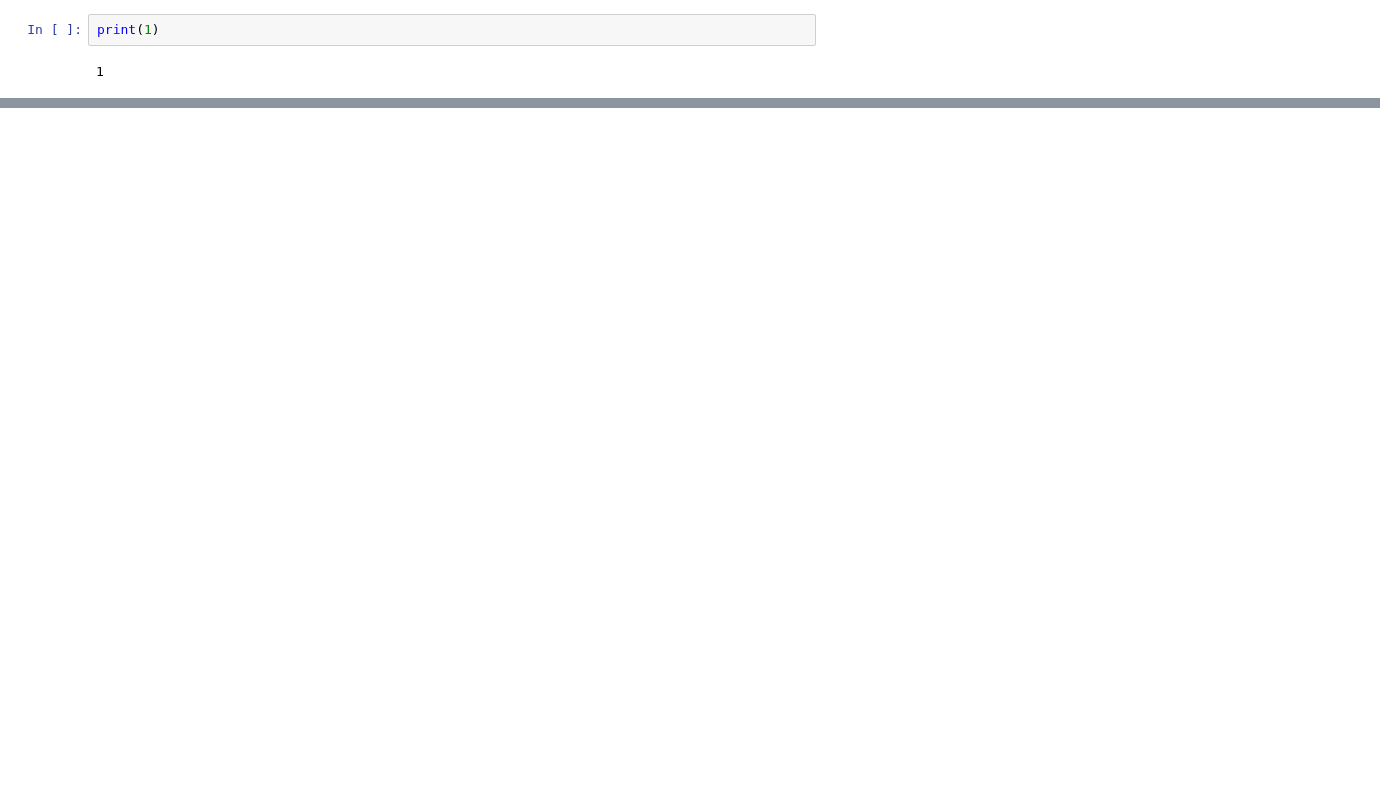
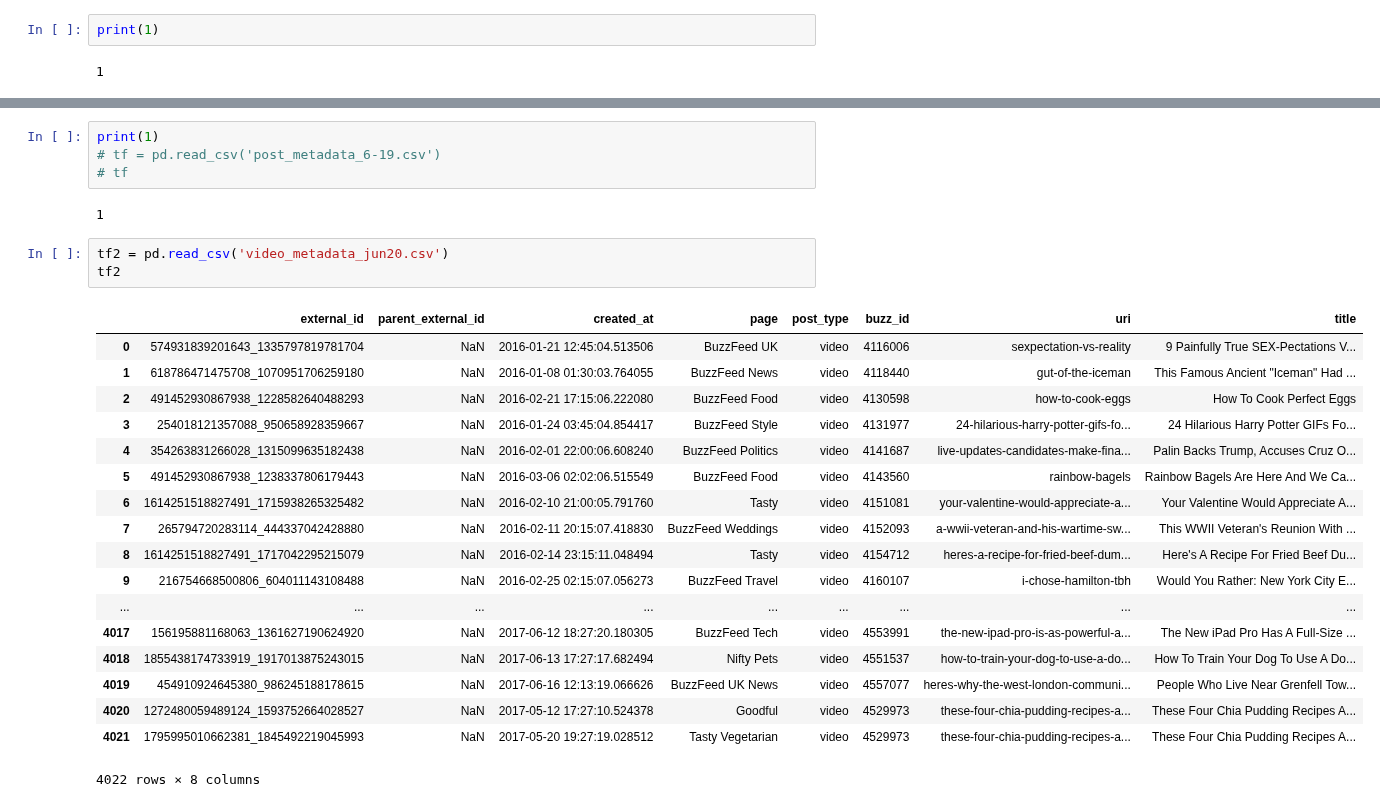
Before and after one commit to eshwarchandrasekharan/predict-pop, a Jupyter notebook: code/radshift-querying.ipynb, the cells around one changed output, grey strips where cells are left out. Cells and saved outputs as stored; diff of their text form; blank space fills up the shorter version.

```diff
--- a/code/radshift-querying.ipynb
+++ b/code/radshift-querying.ipynb
@@ -105,0 +361,28 @@ print(1)
+# %%
+print(1)
+# tf = pd.read_csv('post_metadata_6-19.csv')
+# tf
+# %% [output]
+1
+# %%
+tf2 = pd.read_csv('video_metadata_jun20.csv')
+tf2
+# %% [output]
+|  | external_id | parent_external_id | created_at | page | post_type | buzz_id | uri | title |
+| 0 | 574931839201643_1335797819781704 | NaN | 2016-01-21 12:45:04.513506 | BuzzFeed UK | video | 4116006 | sexpectation-vs-reality | 9 Painfully True SEX-Pectations V... |
+| 1 | 618786471475708_1070951706259180 | NaN | 2016-01-08 01:30:03.764055 | BuzzFeed News | video | 4118440 | gut-of-the-iceman | This Famous Ancient "Iceman" Had ... |
+| 2 | 491452930867938_1228582640488293 | NaN | 2016-02-21 17:15:06.222080 | BuzzFeed Food | video | 4130598 | how-to-cook-eggs | How To Cook Perfect Eggs |
+| 3 | 254018121357088_950658928359667 | NaN | 2016-01-24 03:45:04.854417 | BuzzFeed Style | video | 4131977 | 24-hilarious-harry-potter-gifs-fo... | 24 Hilarious Harry Potter GIFs Fo... |
+| 4 | 354263831266028_1315099635182438 | NaN | 2016-02-01 22:00:06.608240 | BuzzFeed Politics | video | 4141687 | live-updates-candidates-make-fina... | Palin Backs Trump, Accuses Cruz O... |
+| 5 | 491452930867938_1238337806179443 | NaN | 2016-03-06 02:02:06.515549 | BuzzFeed Food | video | 4143560 | rainbow-bagels | Rainbow Bagels Are Here And We Ca... |
+| 6 | 1614251518827491_1715938265325482 | NaN | 2016-02-10 21:00:05.791760 | Tasty | video | 4151081 | your-valentine-would-appreciate-a... | Your Valentine Would Appreciate A... |
+| 7 | 265794720283114_444337042428880 | NaN | 2016-02-11 20:15:07.418830 | BuzzFeed Weddings | video | 4152093 | a-wwii-veteran-and-his-wartime-sw... | This WWII Veteran's Reunion With ... |
+| 8 | 1614251518827491_1717042295215079 | NaN | 2016-02-14 23:15:11.048494 | Tasty | video | 4154712 | heres-a-recipe-for-fried-beef-dum... | Here's A Recipe For Fried Beef Du... |
+| 9 | 216754668500806_604011143108488 | NaN | 2016-02-25 02:15:07.056273 | BuzzFeed Travel | video | 4160107 | i-chose-hamilton-tbh | Would You Rather: New York City E... |
+| ... | ... | ... | ... | ... | ... | ... | ... | ... |
+| 4017 | 156195881168063_1361627190624920 | NaN | 2017-06-12 18:27:20.180305 | BuzzFeed Tech | video | 4553991 | the-new-ipad-pro-is-as-powerful-a... | The New iPad Pro Has A Full-Size ... |
+| 4018 | 1855438174733919_1917013875243015 | NaN | 2017-06-13 17:27:17.682494 | Nifty Pets | video | 4551537 | how-to-train-your-dog-to-use-a-do... | How To Train Your Dog To Use A Do... |
+| 4019 | 454910924645380_986245188178615 | NaN | 2017-06-16 12:13:19.066626 | BuzzFeed UK News | video | 4557077 | heres-why-the-west-london-communi... | People Who Live Near Grenfell Tow... |
+| 4020 | 1272480059489124_1593752664028527 | NaN | 2017-05-12 17:27:10.524378 | Goodful | video | 4529973 | these-four-chia-pudding-recipes-a... | These Four Chia Pudding Recipes A... |
+| 4021 | 1795995010662381_1845492219045993 | NaN | 2017-05-20 19:27:19.028512 | Tasty Vegetarian | video | 4529973 | these-four-chia-pudding-recipes-a... | These Four Chia Pudding Recipes A... |
+4022 rows × 8 columns
```
Also changed, not shown: parts of 9 cells of this notebook, 2 other files.
